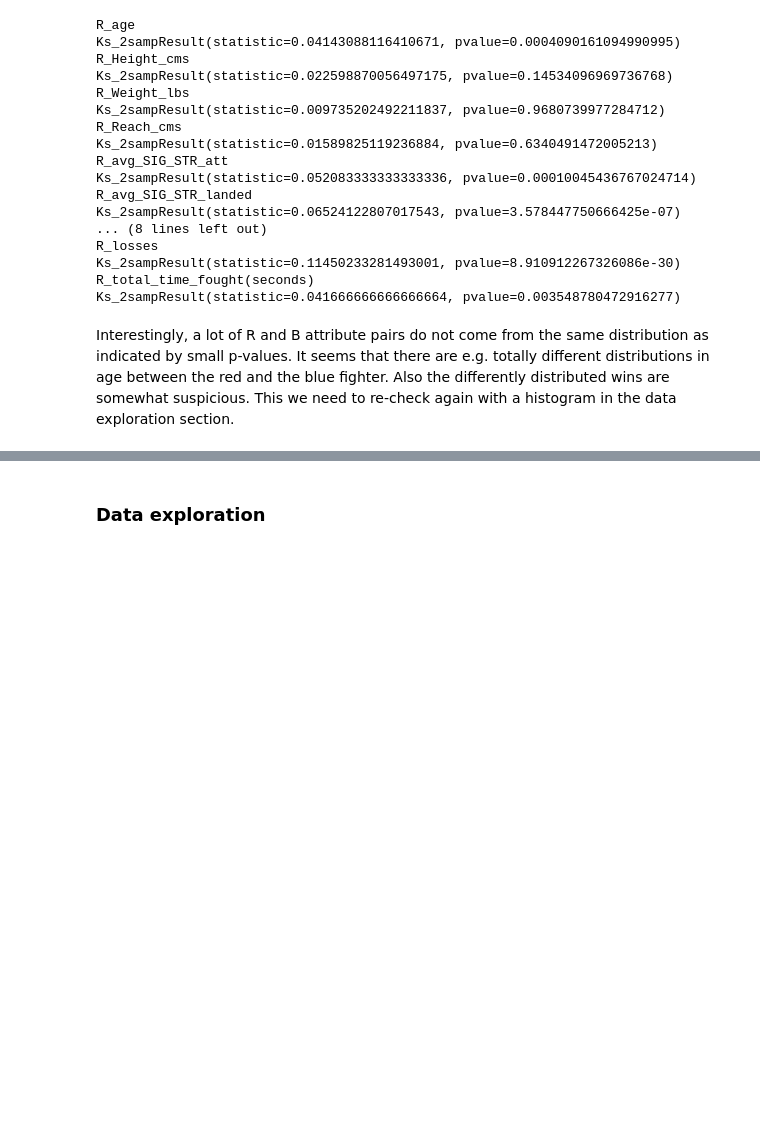
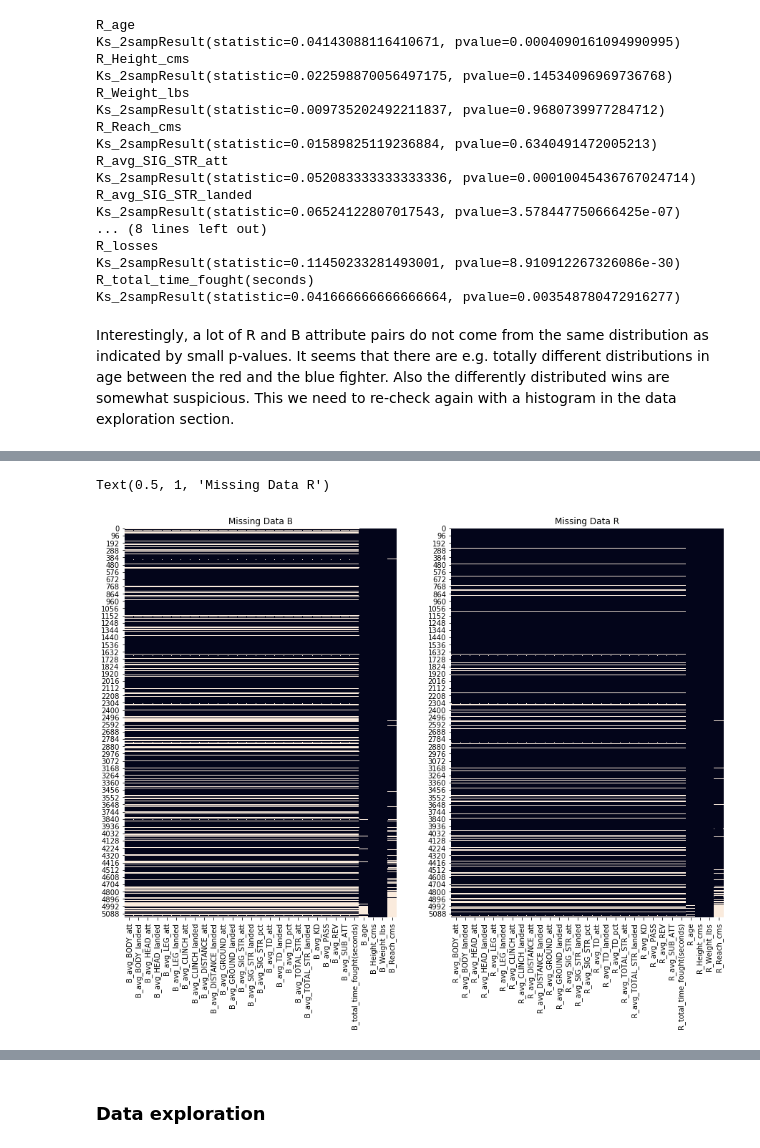
Before and after one commit to bognarpeter/BI2019W-G53, a Jupyter notebook: Assignment_2/B/assignment2.ipynb, the cells around one changed output, grey strips where cells are left out. Cells and saved outputs as stored; diff of their text form; code cells hidden in the pictures; blank space fills up the shorter version.

```diff
--- a/Assignment_2/B/assignment2.ipynb
+++ b/Assignment_2/B/assignment2.ipynb
@@ -420,0 +468,33 @@ Text(0.5, 1, 'Fighter infight moves stats sparsity')
+# %%
+missing_data_B = pd.merge(data_ufc_fighter_infight_moves_stats_B,
+                          data_ufc_fighter_bout_stats_B['B_total_time_fought(seconds)'],
+                          left_index=True,
+                          right_index=True).merge(basic_fighter_stats_B,
+                                                  left_index=True,
+                                                  right_index=True)
+
+missing_data_R = pd.merge(data_ufc_fighter_infight_moves_stats_R,
+                          data_ufc_fighter_bout_stats_R['R_total_time_fought(seconds)'],
+                          left_index=True,
+                          right_index=True).merge(basic_fighter_stats_R,
+                                                  left_index=True,
+                                                  right_index=True)
+
+
+fig, axes = plt.subplots(1,2,figsize=(15,10))
+sns.heatmap(missing_data_B.isnull(),
+            cbar=False,
+            #linewidths=.0001
+            ax=axes[0]
+            )
+axes[0].set_title("Missing Data B")
+
+sns.heatmap(missing_data_R.isnull(),
+            cbar=False,
+            #linewidths=.0001
+            ax=axes[1]
+            )
+axes[1].set_title("Missing Data R")
+# %% [output]
+Text(0.5, 1, 'Missing Data R')
+[figure, added]
```
Also changed, not shown: parts of 15 cells of this notebook.
